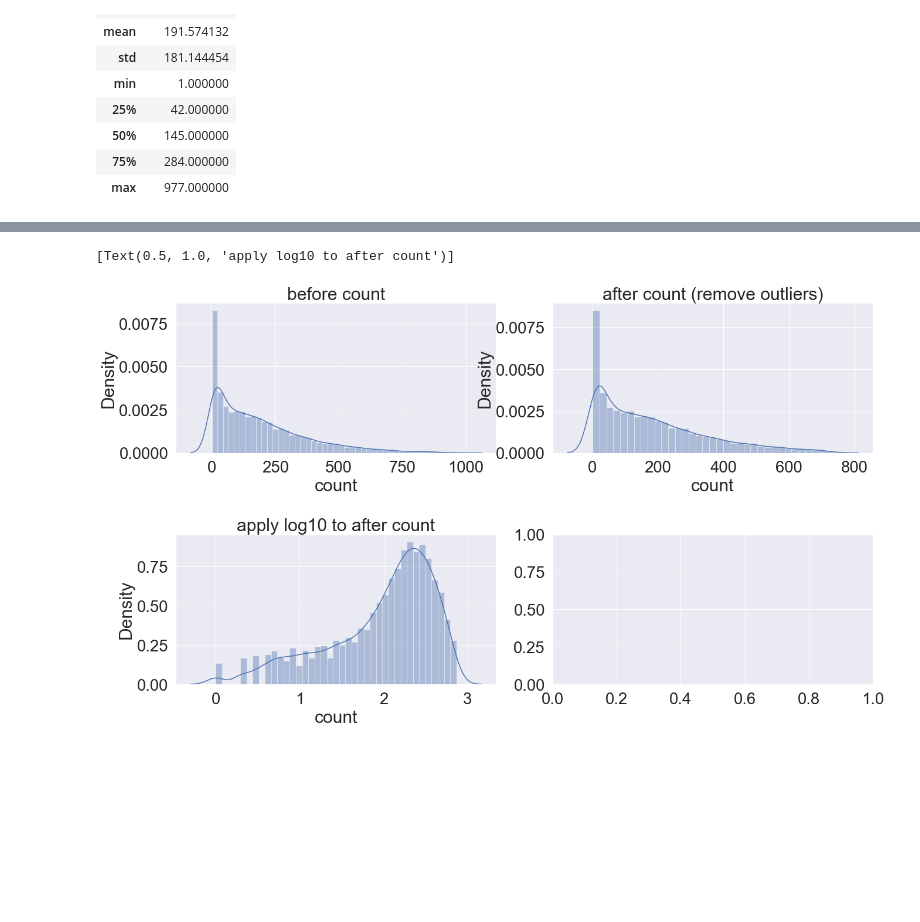
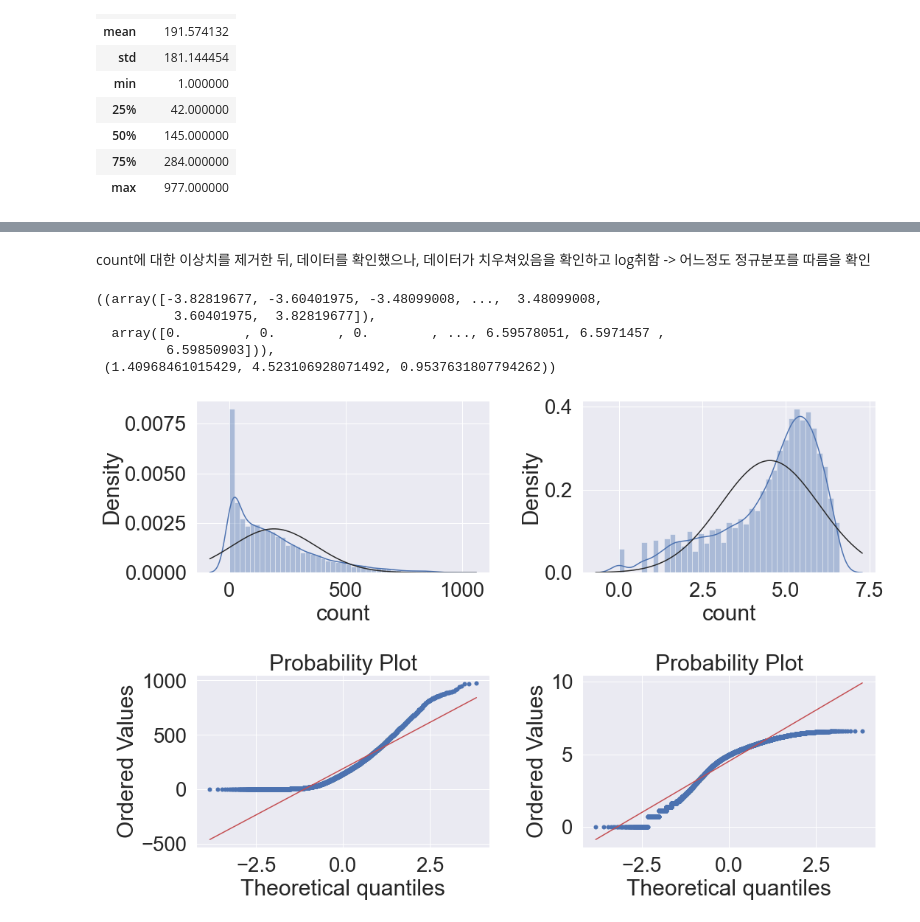
Before and after one commit to greenbear00/Kaggle, a Jupyter notebook: bike_sharing_demand/bike_sharing_demand_eda.ipynb, the cells around one changed output, grey strips where cells are left out. Saved outputs shown, nothing was run; the diff lists cells and outputs as text; code cells hidden in the pictures; blank space fills up the shorter version.

```diff
--- a/bike_sharing_demand/bike_sharing_demand_eda.ipynb
+++ b/bike_sharing_demand/bike_sharing_demand_eda.ipynb
@@ -401,14 +414,19 @@ final_train_pdf.tail()
+# %% [markdown]
+count에 대한 이상치를 제거한 뒤, 데이터를 확인했으나, 데이터가 치우쳐있음을 확인하고 log취함 -> 어느정도 정규분포를 따름을 확인
 # %%
-import numpy as np
-fig, ax = plt.subplots(nrows=2, ncols=2, figsize=(18,10))
-fig.tight_layout(h_pad=9)
-sns.distplot(train_pdf2['count'], ax=ax[0][0])
-sns.distplot(final_train_pdf['count'], ax=ax[0][1])
-sns.distplot(np.log10(final_train_pdf['count']),ax=ax[1][0])
+from scipy import stats
+from scipy.stats import norm
 
-ax[0][0].set(title="before count")
-ax[0][1].set(title="after count (remove outliers)")
-ax[1][0].set(title="apply log10 to after count")
+fig, ax = plt.subplots(nrows=2, ncols=2, figsize=(15,10))
+fig.tight_layout(h_pad=3)
+sns.distplot(train_pdf2['count'], fit=norm, ax=ax[0][0])
+sns.distplot(np.log(final_train_pdf['count']), fit=norm, ax=ax[0][1])
+stats.probplot(train_pdf2['count'], plot=ax[1][0])
+stats.probplot(np.log(final_train_pdf['count']), plot=ax[1][1])
 # %% [output]
-[Text(0.5, 1.0, 'apply log10 to after count')]
+((array([-3.82819677, -3.60401975, -3.48099008, ...,  3.48099008,
+          3.60401975,  3.82819677]),
+  array([0.        , 0.        , 0.        , ..., 6.59578051, 6.5971457 ,
+         6.59850903])),
+ (1.40968461015429, 4.523106928071492, 0.9537631807794262))
-[figure, old version]
+[figure, new version]
```
Also changed, not shown: parts of 117 cells of this notebook.
